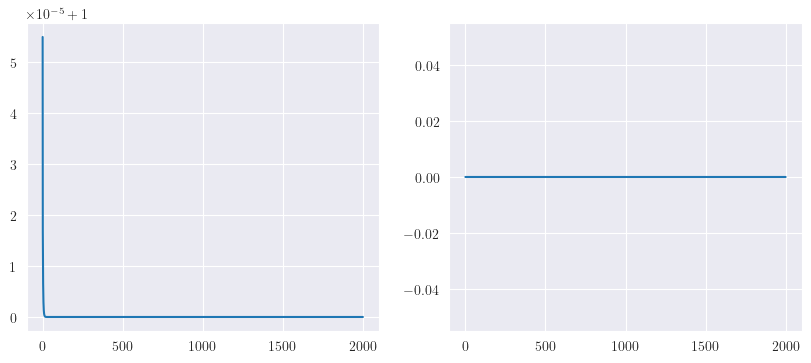
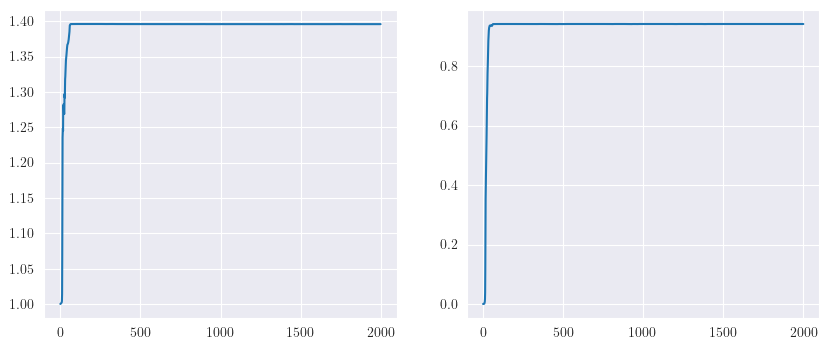
The notebook cell's code change between the first figure and the second:
--- before
+++ after
@@ -29,12 +29,49 @@
 
 
-mu , pe = 190.0, 0
+mu , pe = 450.0, 8
 file_path = f'../Data/2d_v1/_PE{pe:.2f}_MU{mu:.2f}/DATA.h5'
+import matplotlib as mpl
+
+def plot_pol_hue(Px,Py,bounds):
+    fig, ax2 = plt.subplots(figsize=(10, 10))
+
+    # --- Extent ---
+    x_min, x_max = bounds[0], bounds[1]
+    y_min, y_max = bounds[0], bounds[1]
+    extent = [x_min, x_max, y_min, y_max]
+
+    # --- Polarization magnitude and angle ---
+    mag = np.sqrt(Px ** 2 + Py ** 2)
+    mag_norm = mag / (mag.max() if mag.max() > 0 else 1.0)
+
+    angle = (np.angle(Px + 1j * Py) % (2 * np.pi)) / (2 * np.pi)  # [0,1)
+
+    # --- HSV image ---
+    hsv = np.zeros((*mag.shape, 3))
+    hsv[..., 0] = angle  # hue
+    hsv[..., 1] = 1.0  # saturation
+    hsv[..., 2] = mag_norm  # value
+
+    rgb = mcolors.hsv_to_rgb(hsv)
+
+    ax2.imshow(rgb, origin="lower", extent=extent)
+    ax2.set_xlim(x_min, x_max)
+    ax2.set_ylim(y_min, y_max)
+    # ax2.set_title("Polarization direction & magnitude")
+
+    # --- Correct cyclic colorbar (orientation only) ---
+    norm = mpl.colors.Normalize(vmin=0, vmax=1)
+    sm = mpl.cm.ScalarMappable(cmap="hsv", norm=norm)
+    sm.set_array([])
+
+    cbar = fig.colorbar(sm, ax=ax2, fraction=0.046, pad=0.04)
+    # cbar.set_label("Orientation (degrees)")
+    cbar.set_ticks(np.linspace(0, 1, 9))
+    cbar.set_ticklabels(np.linspace(0, 360, 9).astype(int))
+    plt.show()
+    plt.close()
 
 
-
-
-
-
+bounds = np.array([-0.5, 0.5])  # Domain bounds
 
 
@@ -78,9 +115,11 @@
     plt.show()
     plt.close()
-    fig , (ax1,ax2) = plt.subplots(1,2, figsize = (10,4))
+    fig , (ax1,ax2,ax3) = plt.subplots(1,3, figsize = (10,4))
     grp2 = f['FIELD_DATA']
     rhodata = grp2['RHO_F'][:]
-    polx = grp2['PX_F'][:]
-    poly = grp2['Py_F'][:]
+    Px = grp2['PX_F'][:]
+    Py = grp2['Py_F'][:]
+
+
     im = ax1.imshow(
         rhodata,
@@ -88,4 +127,58 @@
         cmap="gnuplot"
     )
+    theta = np.arctan2(Py, Px)  # [-pi, pi)
+
+
+    im = ax2.imshow(
+        theta,
+        origin="lower",
+        cmap="hsv",
+        vmin=-np.pi,
+        vmax=np.pi
+    )
+    # plt.colorbar(
+    #     im,
+    #     ticks=[-np.pi, -np.pi/2, 0, np.pi/2, np.pi],
+    #     label=r"$\theta$"
+    # )
+    plt.axis("equal")
+    plt.title("Polarization orientation (HSV)")
+
+
+
+    # --- Extent ---
+    x_min, x_max = bounds[0], bounds[1]
+    y_min, y_max = bounds[0], bounds[1]
+    extent = [x_min, x_max, y_min, y_max]
+
+    # --- Polarization magnitude and angle ---
+    mag = np.sqrt(Px ** 2 + Py ** 2)
+    mag_norm = mag / (mag.max() if mag.max() > 0 else 1.0)
+
+    angle = (np.angle(Px + 1j * Py) % (2 * np.pi)) / (2 * np.pi)  # [0,1)
+
+    # --- HSV image ---
+    hsv = np.zeros((*mag.shape, 3))
+    hsv[..., 0] = angle  # hue
+    hsv[..., 1] = 1.0  # saturation
+    hsv[..., 2] = mag_norm  # value
+
+    rgb = mcolors.hsv_to_rgb(hsv)
+
+    ax3.imshow(rgb, origin="lower", extent=extent)
+    ax3.set_xlim(x_min, x_max)
+    ax3.set_ylim(y_min, y_max)
+    # ax2.set_title("Polarization direction & magnitude")
+
+    # --- Correct cyclic colorbar (orientation only) ---
+    norm = mpl.colors.Normalize(vmin=0, vmax=1)
+    sm = mpl.cm.ScalarMappable(cmap="hsv", norm=norm)
+    sm.set_array([])
+
+    cbar = fig.colorbar(sm, ax=ax3, fraction=0.046, pad=0.04)
+    # cbar.set_label("Orientation (degrees)")
+    cbar.set_ticks(np.linspace(0, 1, 9))
+    cbar.set_ticklabels(np.linspace(0, 360, 9).astype(int))
+
     plt.show()
     plt.close()

Commit: Tentative Still Bugs Correction. Probably bad Index naming in the main loop removed. Code Version now 3.2.1